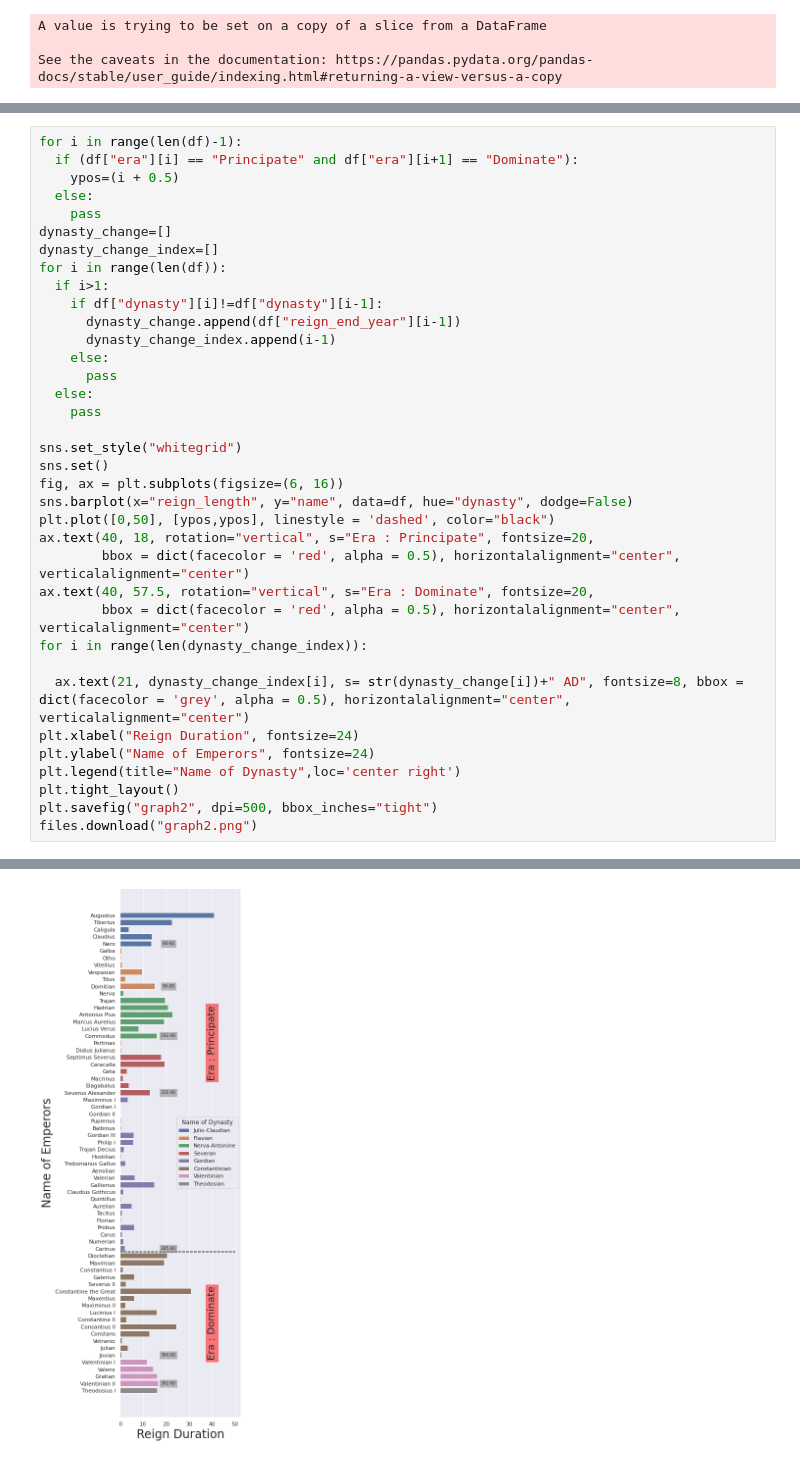
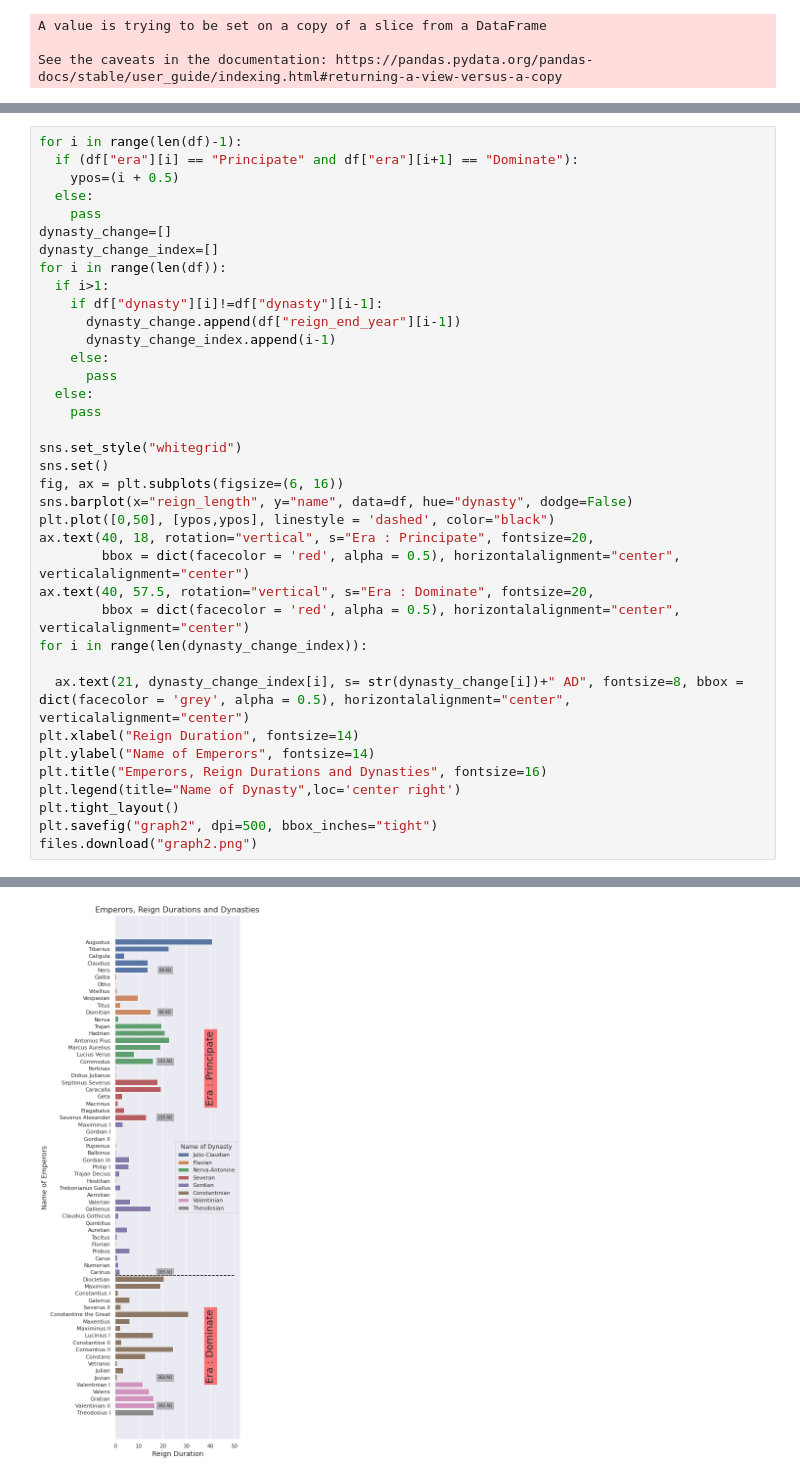
Before and after one commit to OgunSerifOnargan/HacettepeUniversity_DataandInformationEngineering, a Jupyter notebook: RomanEmperors_VBM661_MT1.ipynb, the cells around one changed output, grey strips where cells are left out. Drawn from its saved outputs; the diff is of its cells as text.

```diff
--- a/RomanEmperors_VBM661_MT1.ipynb
+++ b/RomanEmperors_VBM661_MT1.ipynb
@@ -138,36 +137,37 @@ dynasty_change=[]
 dynasty_change_index=[]
 for i in range(len(df)):
   if i>1:
     if df["dynasty"][i]!=df["dynasty"][i-1]:
       dynasty_change.append(df["reign_end_year"][i-1])
       dynasty_change_index.append(i-1)
     else:
       pass
   else:
     pass
 
 sns.set_style("whitegrid")
 sns.set()
 fig, ax = plt.subplots(figsize=(6, 16))
 sns.barplot(x="reign_length", y="name", data=df, hue="dynasty", dodge=False)
 plt.plot([0,50], [ypos,ypos], linestyle = 'dashed', color="black")
 ax.text(40, 18, rotation="vertical", s="Era : Principate", fontsize=20,
         bbox = dict(facecolor = 'red', alpha = 0.5), horizontalalignment="center", verticalalignment="center")
 ax.text(40, 57.5, rotation="vertical", s="Era : Dominate", fontsize=20,
         bbox = dict(facecolor = 'red', alpha = 0.5), horizontalalignment="center", verticalalignment="center")
 for i in range(len(dynasty_change_index)):
 
   ax.text(21, dynasty_change_index[i], s= str(dynasty_change[i])+" AD", fontsize=8, bbox = dict(facecolor = 'grey', alpha = 0.5), horizontalalignment="center", verticalalignment="center")
-plt.xlabel("Reign Duration", fontsize=24)
-plt.ylabel("Name of Emperors", fontsize=24)
+plt.xlabel("Reign Duration", fontsize=14)
+plt.ylabel("Name of Emperors", fontsize=14)
+plt.title("Emperors, Reign Durations and Dynasties", fontsize=16)
 plt.legend(title="Name of Dynasty",loc='center right')
 plt.tight_layout()
 plt.savefig("graph2", dpi=500, bbox_inches="tight")
 files.download("graph2.png")
 # %% [output]
 [interactive output not drawn]
 [interactive output not drawn]
-[figure, old version]
+[figure, new version]
 # %%
 dynasty_interval_label=[]
 dynasty_interval=[]
```
Also changed, not shown: parts of 3 cells of this notebook.
